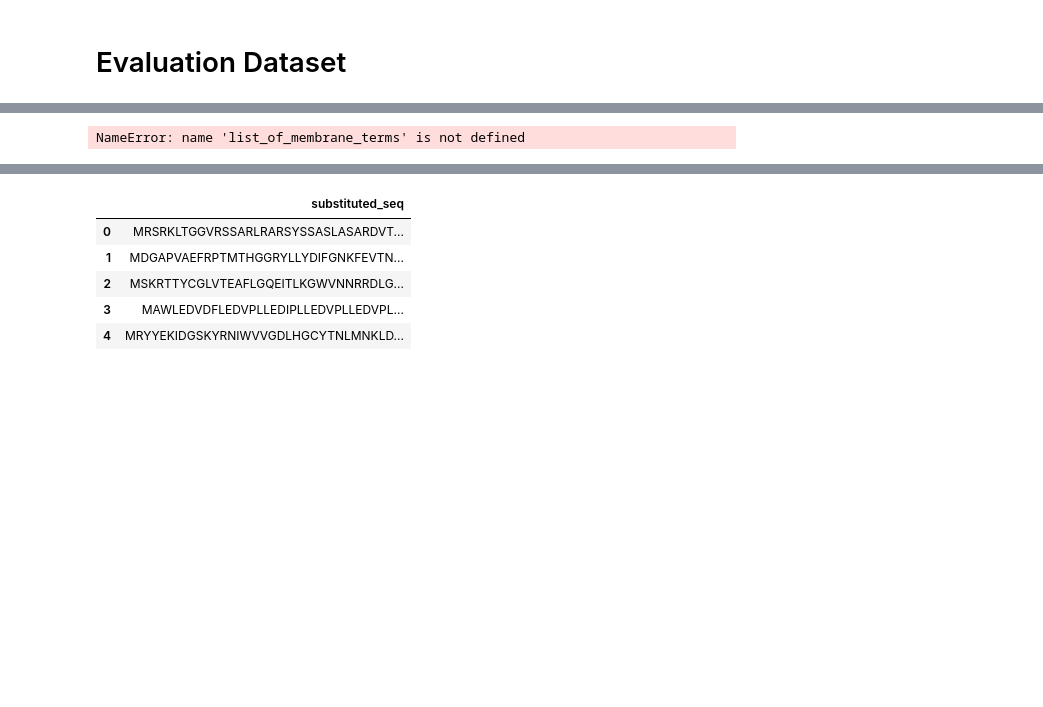
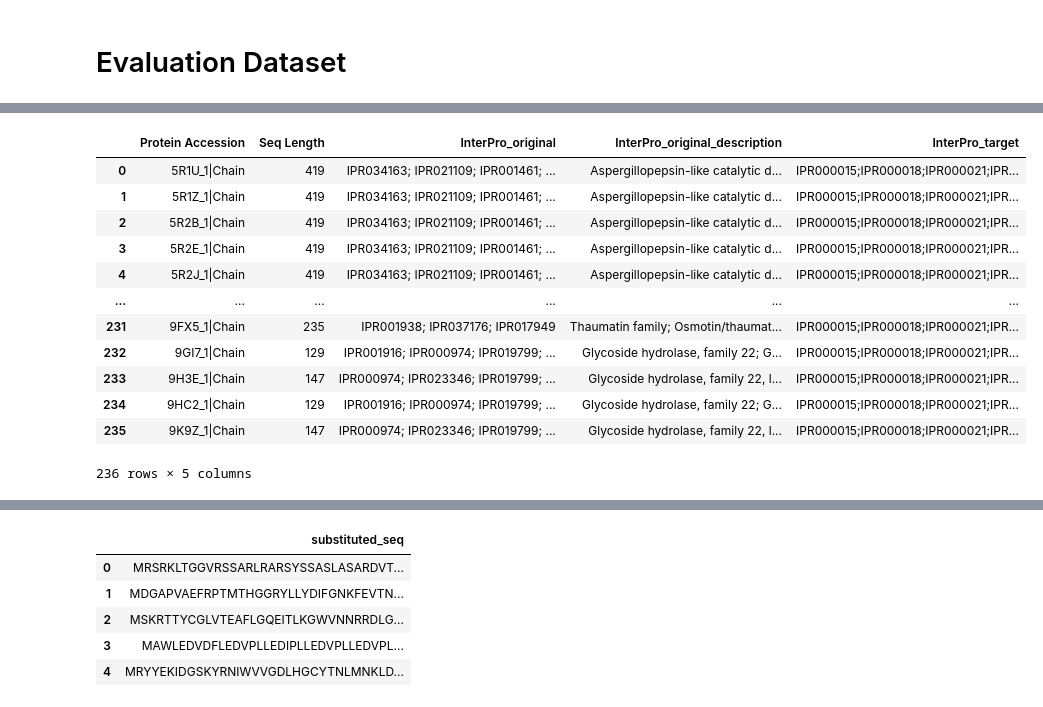
Before and after one commit to vihan-lakshman/mutagenic, a Jupyter notebook: masking_pipeline_new.ipynb, the cells around one changed output, grey strips where cells are left out. Saved outputs shown, nothing was run; the diff lists cells and outputs as text; code cells hidden in the pictures; blank space fills up the shorter version.

```diff
--- a/masking_pipeline_new.ipynb
+++ b/masking_pipeline_new.ipynb
@@ -54,17 +54,30 @@ for index, row in interpro_go_df.iterrows():
 # %%
 merged_df = esm3_test_df.groupby('Protein Accession').agg({
     'Seq Length': 'first',
     'InterPro accession': lambda x: '; '.join(x[x != '-'].unique()),
     'InterPro description': lambda x: '; '.join(x[x != '-'].unique())
 }).reset_index()
 
 merged_df = merged_df.rename(columns={"InterPro accession": "InterPro_original", "InterPro description": "InterPro_original_description"})
 
 # Add the new column
 merged_df['InterPro_target'] = [list_of_membrane_terms] * len(merged_df)
 df = merged_df
+df
 # %% [output]
+|  | Protein Accession | Seq Length | InterPro_original | InterPro_original_description | InterPro_target |
+| 0 | 5R1U_1|Chain | 419 | IPR034163; IPR021109; IPR001461; ... | Aspergillopepsin-like catalytic d... | IPR000015;IPR000018;IPR000021;IPR... |
+| 1 | 5R1Z_1|Chain | 419 | IPR034163; IPR021109; IPR001461; ... | Aspergillopepsin-like catalytic d... | IPR000015;IPR000018;IPR000021;IPR... |
+| 2 | 5R2B_1|Chain | 419 | IPR034163; IPR021109; IPR001461; ... | Aspergillopepsin-like catalytic d... | IPR000015;IPR000018;IPR000021;IPR... |
+| 3 | 5R2E_1|Chain | 419 | IPR034163; IPR021109; IPR001461; ... | Aspergillopepsin-like catalytic d... | IPR000015;IPR000018;IPR000021;IPR... |
+| 4 | 5R2J_1|Chain | 419 | IPR034163; IPR021109; IPR001461; ... | Aspergillopepsin-like catalytic d... | IPR000015;IPR000018;IPR000021;IPR... |
+| ... | ... | ... | ... | ... | ... |
+| 231 | 9FX5_1|Chain | 235 | IPR001938; IPR037176; IPR017949 | Thaumatin family; Osmotin/thaumat... | IPR000015;IPR000018;IPR000021;IPR... |
+| 232 | 9GI7_1|Chain | 129 | IPR001916; IPR000974; IPR019799; ... | Glycoside hydrolase, family 22; G... | IPR000015;IPR000018;IPR000021;IPR... |
+| 233 | 9H3E_1|Chain | 147 | IPR000974; IPR023346; IPR019799; ... | Glycoside hydrolase, family 22, l... | IPR000015;IPR000018;IPR000021;IPR... |
+| 234 | 9HC2_1|Chain | 129 | IPR001916; IPR000974; IPR019799; ... | Glycoside hydrolase, family 22; G... | IPR000015;IPR000018;IPR000021;IPR... |
+| 235 | 9K9Z_1|Chain | 147 | IPR000974; IPR023346; IPR019799; ... | Glycoside hydrolase, family 22, l... | IPR000015;IPR000018;IPR000021;IPR... |
-NameError: name 'list_of_membrane_terms' is not defined
+236 rows × 5 columns
 # %%
 from Bio import SeqIO
 # Read FASTA file into a dictionary
```
Also changed, not shown: parts of 1 cell of this notebook.
